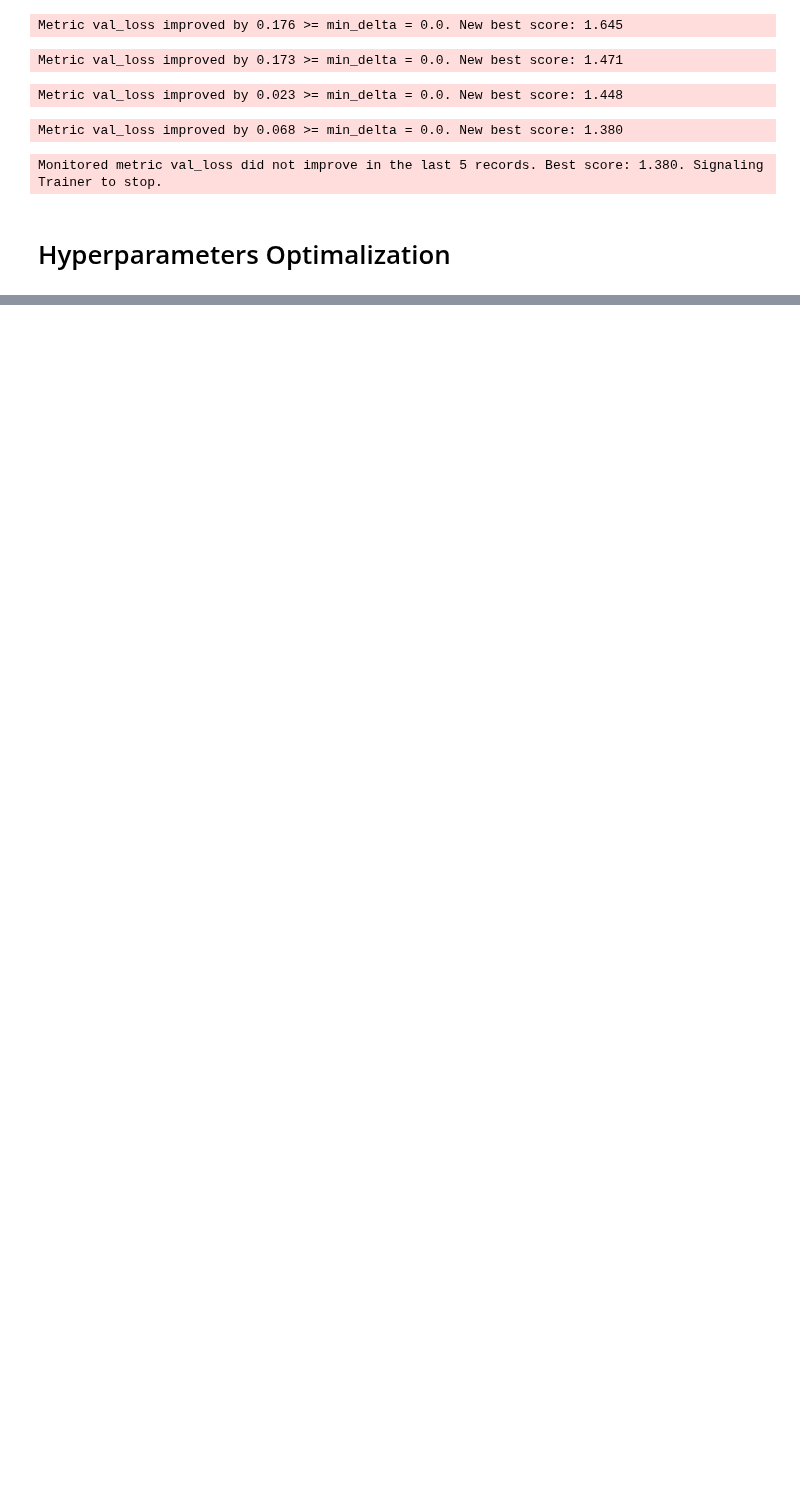
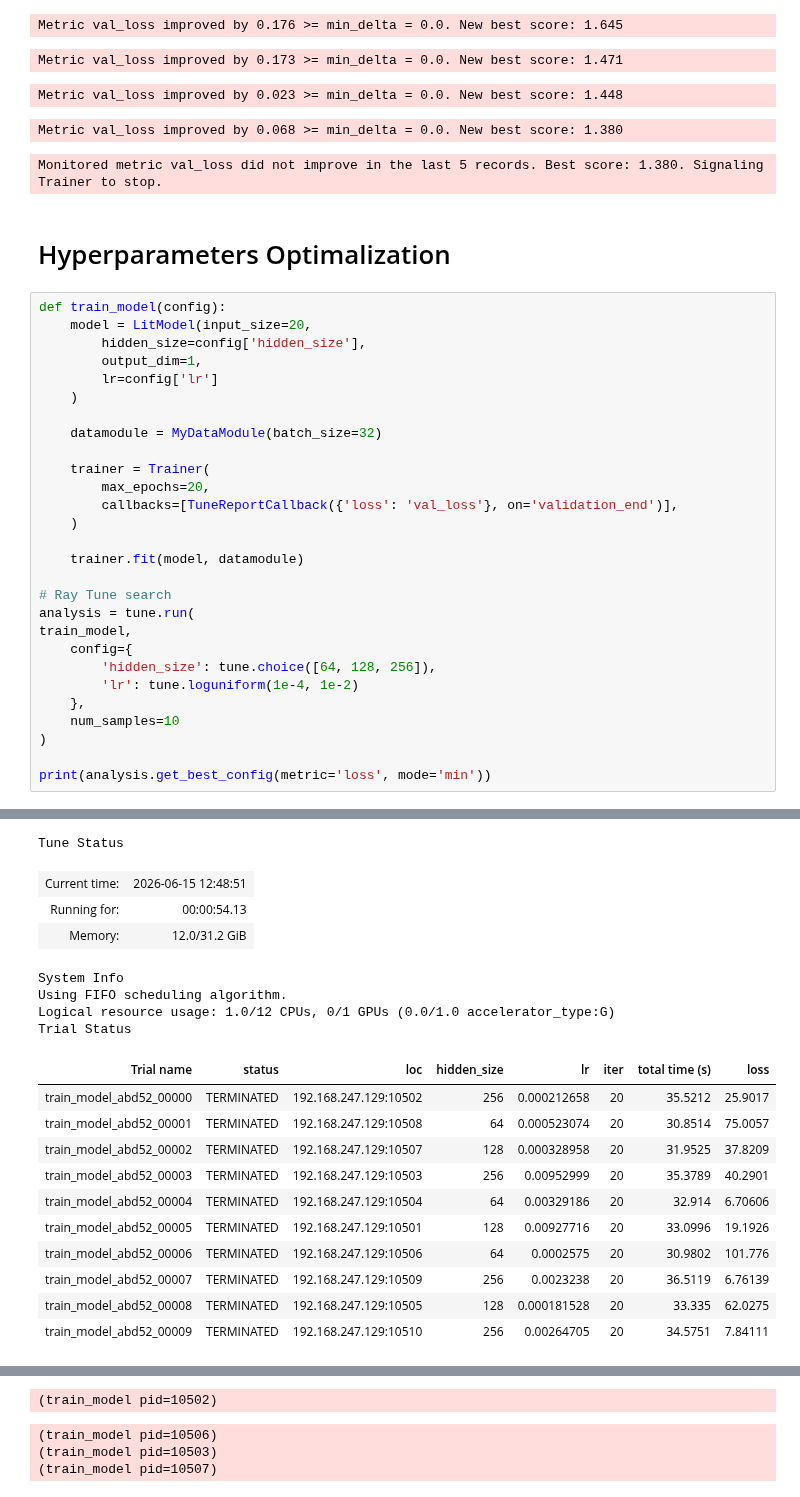
Before and after one commit to xXKeNdAmAmAsTeRXx/Deep_Learning_Labs, a Jupyter notebook: Lab11/1_PyTorchLightning_INTRO.ipynb, the cells around one changed output, grey strips where cells are left out. Saved outputs shown, nothing was run; the diff lists cells and outputs as text; blank space fills up the shorter version.

Commit message:
add: optimalization with call back via ray tune

```diff
--- a/Lab11/1_PyTorchLightning_INTRO.ipynb
+++ b/Lab11/1_PyTorchLightning_INTRO.ipynb
@@ -223,3 +217,32 @@ Metric val_loss improved by 0.068 >= min_delta = 0.0. New best score: 1.380
 Monitored metric val_loss did not improve in the last 5 records. Best score: 1.380. Signaling Trainer to stop.
 # %% [markdown]
 # Hyperparameters Optimalization
+# %%
+def train_model(config):
+    model = LitModel(input_size=20,
+        hidden_size=config['hidden_size'],
+        output_dim=1,
+        lr=config['lr']
+    )
+
+    datamodule = MyDataModule(batch_size=32)
+
+    trainer = Trainer(
+        max_epochs=20,
+        callbacks=[TuneReportCallback({'loss': 'val_loss'}, on='validation_end')],
+    )
+
+    trainer.fit(model, datamodule)
+
+# Ray Tune search
+analysis = tune.run(
+train_model,
+    config={
+        'hidden_size': tune.choice([64, 128, 256]),
+        'lr': tune.loguniform(1e-4, 1e-2)
+    },
+    num_samples=10
+)
+
+print(analysis.get_best_config(metric='loss', mode='min'))
+# %% [output]
@@ -225,0 +250,19 @@ Monitored metric val_loss did not improve in the last 5 records. Best score: 1.3
+Tune Status
+| Current time: | 2026-06-15 12:48:51 |
+| Running for: | 00:00:54.13 |
+| Memory: | 12.0/31.2 GiB |
+System Info
+Using FIFO scheduling algorithm.
+Logical resource usage: 1.0/12 CPUs, 0/1 GPUs (0.0/1.0 accelerator_type:G)
+Trial Status
+| Trial name | status | loc | hidden_size | lr | iter | total time (s) | loss |
+| train_model_abd52_00000 | TERMINATED | 192.168.247.129:10502 | 256 | 0.000212658 | 20 | 35.5212 | 25.9017 |
+| train_model_abd52_00001 | TERMINATED | 192.168.247.129:10508 | 64 | 0.000523074 | 20 | 30.8514 | 75.0057 |
+| train_model_abd52_00002 | TERMINATED | 192.168.247.129:10507 | 128 | 0.000328958 | 20 | 31.9525 | 37.8209 |
+| train_model_abd52_00003 | TERMINATED | 192.168.247.129:10503 | 256 | 0.00952999 | 20 | 35.3789 | 40.2901 |
+| train_model_abd52_00004 | TERMINATED | 192.168.247.129:10504 | 64 | 0.00329186 | 20 | 32.914 | 6.70606 |
+| train_model_abd52_00005 | TERMINATED | 192.168.247.129:10501 | 128 | 0.00927716 | 20 | 33.0996 | 19.1926 |
+| train_model_abd52_00006 | TERMINATED | 192.168.247.129:10506 | 64 | 0.0002575 | 20 | 30.9802 | 101.776 |
+| train_model_abd52_00007 | TERMINATED | 192.168.247.129:10509 | 256 | 0.0023238 | 20 | 36.5119 | 6.76139 |
+| train_model_abd52_00008 | TERMINATED | 192.168.247.129:10505 | 128 | 0.000181528 | 20 | 33.335 | 62.0275 |
+| train_model_abd52_00009 | TERMINATED | 192.168.247.129:10510 | 256 | 0.00264705 | 20 | 34.5751 | 7.84111 |
@@ -225,0 +286,4 @@ Monitored metric val_loss did not improve in the last 5 records. Best score: 1.3
+(train_model pid=10502)
+(train_model pid=10506)
+(train_model pid=10503)
+(train_model pid=10507)
```
Also changed, not shown: parts of 2 cells of this notebook.
